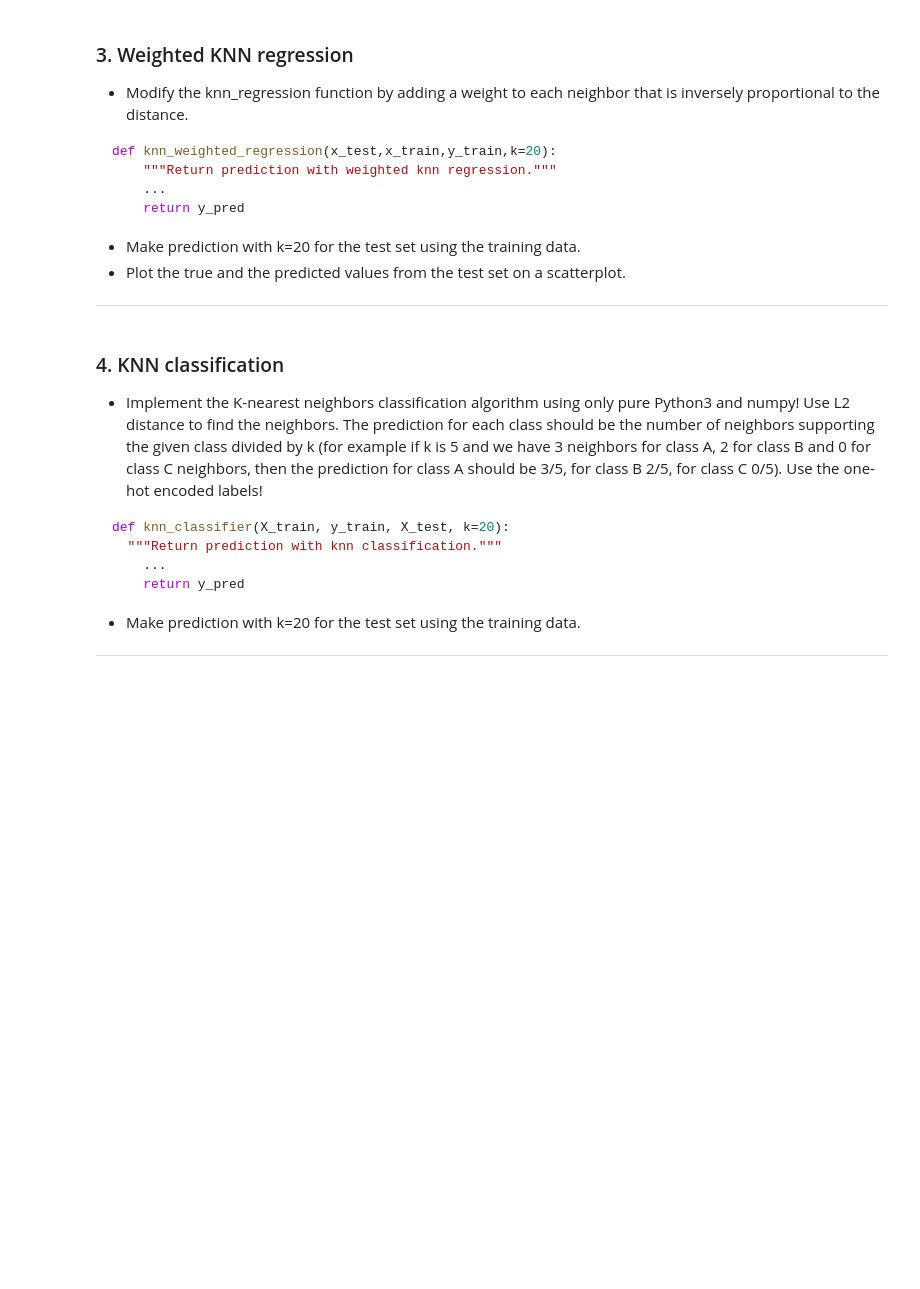
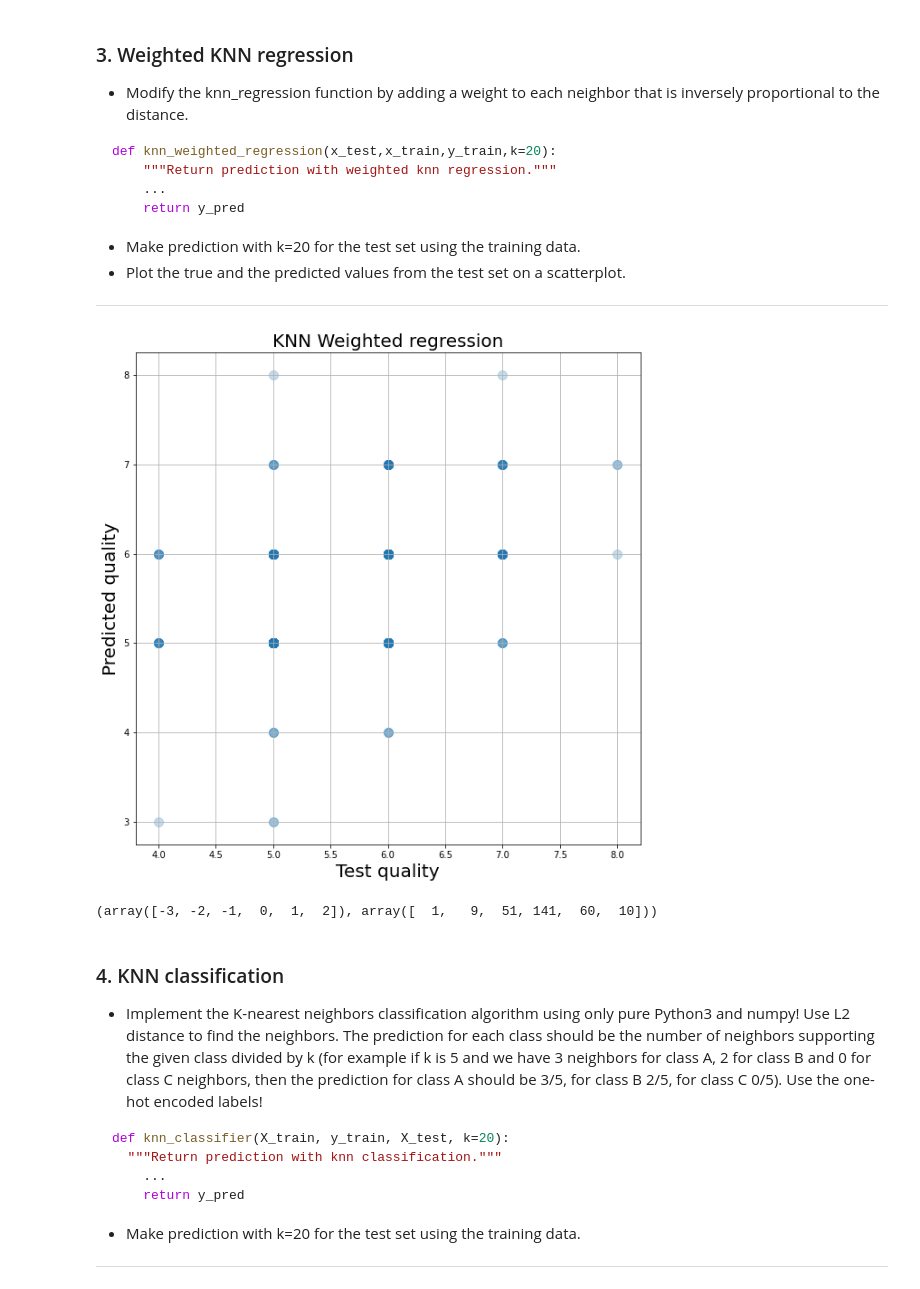
Before and after one commit to barnabasp/ML_Course, a Jupyter notebook: 3/lab03.ipynb, the cells around one changed output. Saved outputs shown, nothing was run; the diff lists cells and outputs as text; code cells hidden in the pictures; blank space fills up the shorter version.

```diff
--- a/3/lab03.ipynb
+++ b/3/lab03.ipynb
@@ -150,3 +231,36 @@ def knn_weighted_regression(x_test,x_train,y_train,k=20):
 - Plot the true and the predicted values from the test set on a scatterplot.
 
 -----
+# %%
+def knn_weighted_regression(x_test,x_train,y_train,k=20):
+    y_pred = []
+    for p_test in x_test.to_numpy():
+        distances = np.empty(len(X_train)) #create empty array for holding distances
+        i = 0
+        for p_train in x_train.to_numpy(): #loop through X_train normalised values
+            d = euclidean(p_test,p_train) #calculate the euclidean distance
+            distances[i] = d #store
+            i = i + 1
+        nn = distances.argsort()[:k] #sorted in descending order->last k will be the smallest->closest
+        q_kY = y_train.to_numpy()[nn] #quality
+        q_value, q_count = np.unique(q_kY, return_counts=True) #select the occuring qualities
+        #weighting
+        weights = 1/distances[nn]
+        #creates dataframe from the weights with indices as the qualities of the points
+        df_weights = pd.DataFrame(weights,index=y_train.to_numpy()[nn])
+        #sums up based on the correct indices
+        weighted = []
+        for i_val in q_value:
+            weighted.append(df_weights[df_weights.index == i_val].sum())
+        #swap the list to array
+        weighted = np.asarray(weighted)
+        #mask based on the maximal weight
+        mask = max(weighted) == weighted
+        mask = np.reshape(mask, np.shape(mask)[0])
+    #    print(weighted)
+    #    print(mask)
+    #    print(q_value)
+        #we can use the fact np.unique returns sorted array
+        q_max = int(q_value[mask])
+        y_pred.append(q_max)
+    return y_pred
@@ -153,3 +299,18 @@ def knn_weighted_regression(x_test,x_train,y_train,k=20):
+# %%
+y_pred = knn_weighted_regression(X_test_norm, X_train_norm, y_train)
+# %%
+plt.figure(figsize=(10,10))
+plt.scatter(y_test,y_pred,s=100,alpha=0.25)
+plt.title('KNN Weighted regression', fontsize=20)
+plt.xlabel('Test quality', fontsize=20)
+plt.ylabel('Predicted quality', fontsize=20)
+plt.grid(True)
+# %% [output]
+[figure, added]
+# %%
+np.unique(y_test - y_pred, return_counts=True)
+# %% [output]
+(array([-3, -2, -1,  0,  1,  2]), array([  1,   9,  51, 141,  60,  10]))
 # %% [markdown]
 ### 4. KNN classification
 - Implement the K-nearest neighbors classification algorithm using only pure Python3 and numpy! Use L2 distance to find the neighbors. The prediction for each class should be the number of neighbors supporting the given class divided by k (for example if k is 5 and we have 3 neighbors for class A, 2 for class B and 0 for class C neighbors, then the prediction for class A should be 3/5, for class B 2/5, for class C 0/5). Use the one-hot encoded labels!
```
Also changed, not shown: parts of 16 cells of this notebook.
